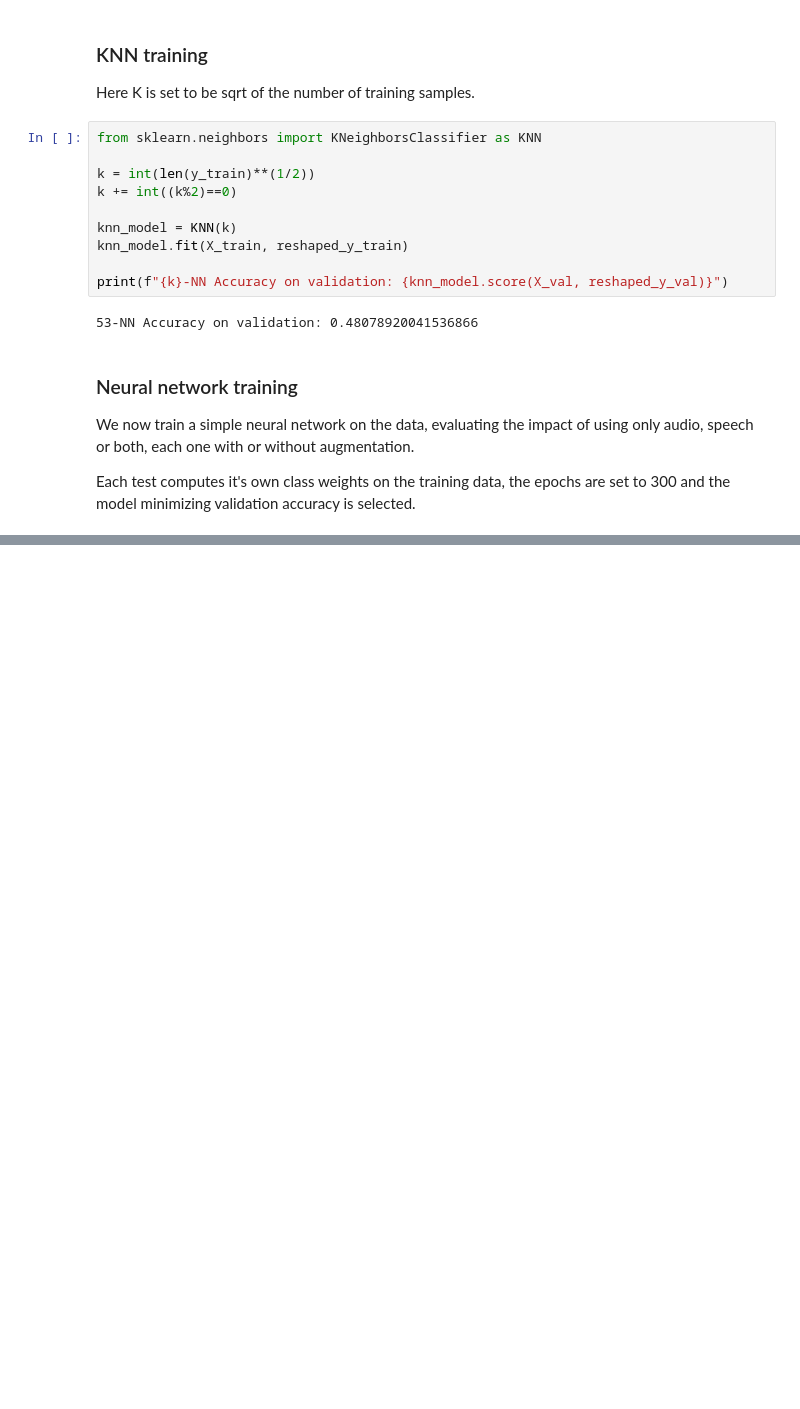
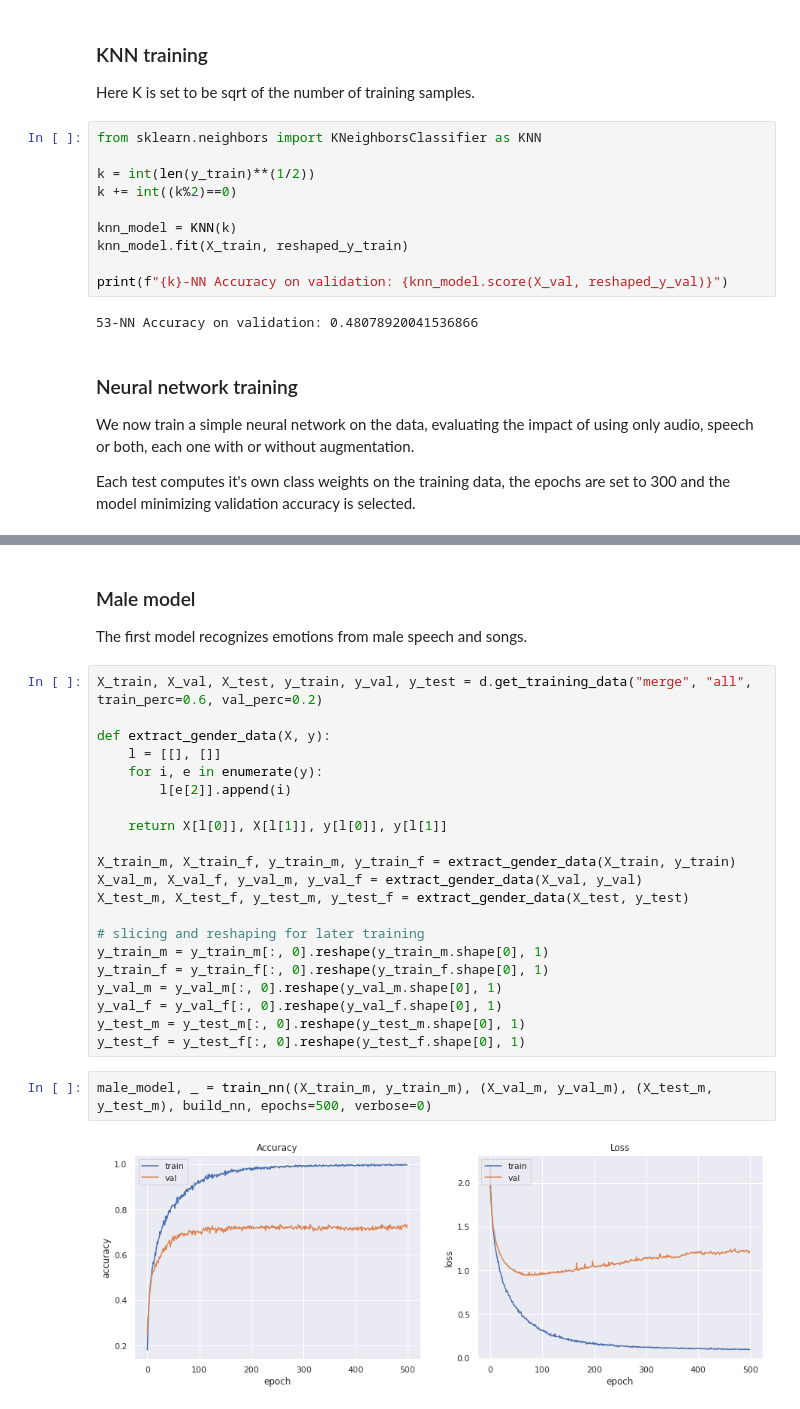
Before and after one commit to tomfran/ravdess-ser, a Jupyter notebook: notebook.ipynb, the cells around one changed output, grey strips where cells are left out. Saved outputs shown, nothing was run; the diff lists cells and outputs as text; blank space fills up the shorter version.

```diff
--- a/notebook.ipynb
+++ b/notebook.ipynb
@@ -162,0 +189,28 @@ Augmentation seems pointless for song or speech classification, but it gives a s
+# %% [markdown]
+### Male model
+The first model recognizes emotions from male speech and songs.
+# %%
+X_train, X_val, X_test, y_train, y_val, y_test = d.get_training_data("merge", "all", train_perc=0.6, val_perc=0.2)
+
+def extract_gender_data(X, y):
+    l = [[], []]
+    for i, e in enumerate(y):
+        l[e[2]].append(i)
+
+    return X[l[0]], X[l[1]], y[l[0]], y[l[1]]
+
+X_train_m, X_train_f, y_train_m, y_train_f = extract_gender_data(X_train, y_train)
+X_val_m, X_val_f, y_val_m, y_val_f = extract_gender_data(X_val, y_val)
+X_test_m, X_test_f, y_test_m, y_test_f = extract_gender_data(X_test, y_test)
+
+# slicing and reshaping for later training
+y_train_m = y_train_m[:, 0].reshape(y_train_m.shape[0], 1)
+y_train_f = y_train_f[:, 0].reshape(y_train_f.shape[0], 1)
+y_val_m = y_val_m[:, 0].reshape(y_val_m.shape[0], 1)
+y_val_f = y_val_f[:, 0].reshape(y_val_f.shape[0], 1)
+y_test_m = y_test_m[:, 0].reshape(y_test_m.shape[0], 1)
+y_test_f = y_test_f[:, 0].reshape(y_test_f.shape[0], 1)
+# %%
+male_model, _ = train_nn((X_train_m, y_train_m), (X_val_m, y_val_m), (X_test_m, y_test_m), build_nn, epochs=500, verbose=0)
+# %% [output]
+[figure, added]
```
Also changed, not shown: parts of 11 cells of this notebook, 4 other files.
